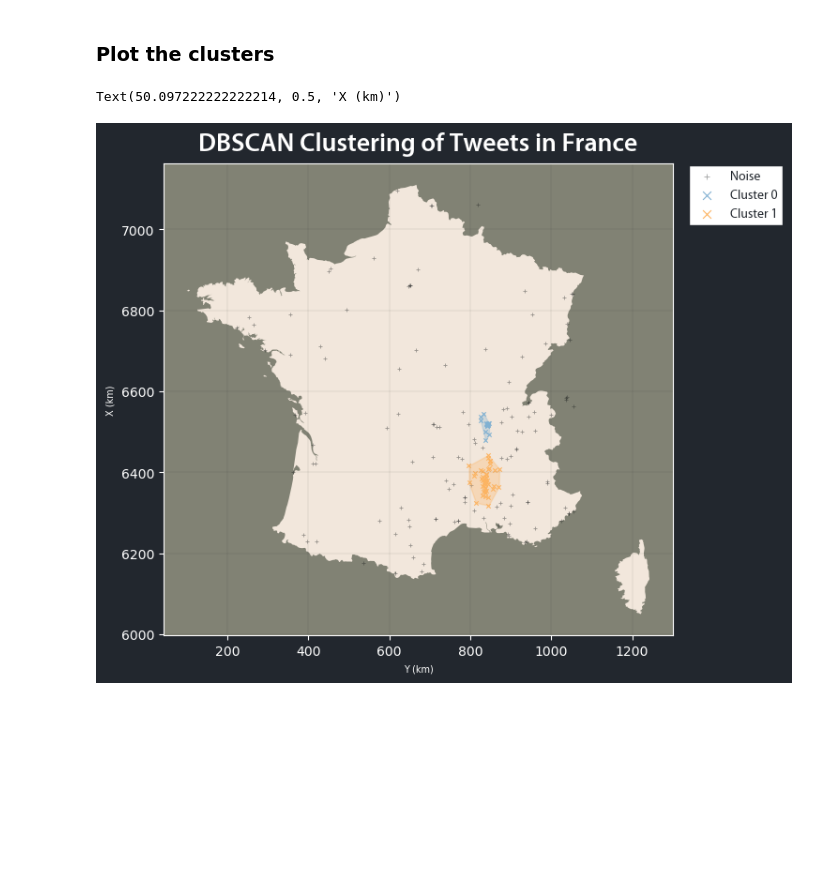
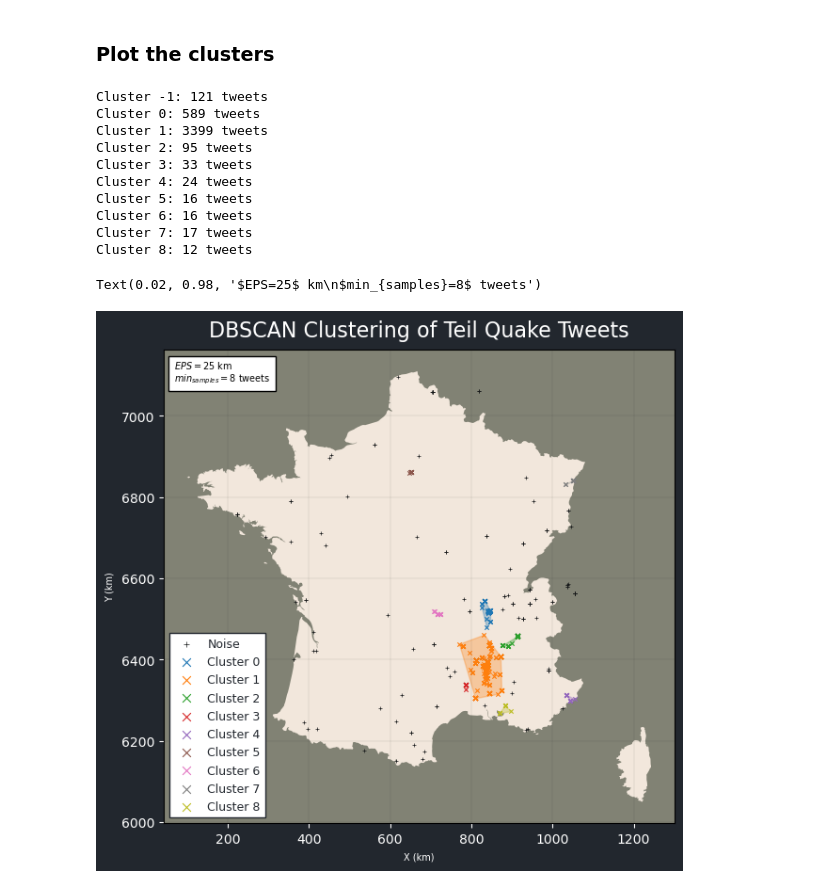
Before and after one commit to lletassey/clustering-tweets-earthquake, a Jupyter notebook: notebooks/algos/dbscan.ipynb, the cells around one changed output. Saved outputs shown, nothing was run; the diff lists cells and outputs as text; code cells hidden in the pictures; blank space fills up the shorter version.

Commit message:
Update dbscan notebook

```diff
--- a/notebooks/algos/dbscan.ipynb
+++ b/notebooks/algos/dbscan.ipynb
@@ -32,3 +20,7 @@ else:
+# %%
+# Read tweets
+data_dir = os.path.realpath("../../data")
+tweets = pd.read_hdf(os.path.join(data_dir, "tweets.h5"), "tweets")
 # %% [markdown]
 ### Data Preprocessing
 # %%
@@ -198,55 +177,85 @@ hulls.head()
 ### Plot the clusters
 # %%
 # Read France geojson
-france = gpd.read_file(filename='../data/france.geojson')
+france = gpd.read_file(filename='../../data/france.geojson')
 france = france.to_crs("EPSG:2154")
 # %%
 # Plot base map
 base = france.plot(color='#F2E7DC', figsize=(7, 7), linewidth=0)
 base.set_facecolor('#818274')
 base.get_figure().patch.set_facecolor('#22272e')
 
-# Plot tweets with cluster labels with different markers
-for cluster in tweets.cluster.unique():
-    tweets[tweets.cluster == cluster].plot(
-        ax=base,
-        markersize=6 if cluster == -1 else 10,
-        label='Noise' if cluster == -1 else 'Cluster {}'.format(cluster),
-        alpha=0.4 if cluster == -1 else 1,
-        marker='x' if cluster != -1 else '+',
-        color='#161819' if cluster == -1 else 'C{}'.format(cluster + 4),
-        linewidth=0.6 if cluster == -1 else 0.8,
-    )
+# Plot tweets with color based on cluster
+for cluster in tweets.index.get_level_values(0).unique():
+    # Number of tweets in cluster
+    num_tweets = len(tweets[tweets.index.get_level_values(0) == cluster])
+    # Check whether cluster id exists in hulls
+    if cluster in hulls.cluster.values or cluster == -1:
+        print("Cluster {}: {} tweets".format(cluster, num_tweets))
+        tweets[tweets.index.get_level_values(0) == cluster].plot(
+            ax=base,
+            markersize=6 if cluster == -1 else 10,
+            label='Noise' if cluster == -1 else 'Cluster {}'.format(cluster),
+            marker='x' if cluster != -1 else '+',
+            color='#161819' if cluster == -1 else 'C{}'.format(cluster),
+            linewidth=0.5 if cluster == -1 else 0.8,
+        )
 
 for cluster in hulls.cluster:
     hulls[hulls.cluster == cluster].plot(
         ax=base,
         alpha=0.3,
-        color='C{}'.format(cluster + 4),
-        edgecolor='C{}'.format(cluster + 4),
+        color='C{}'.format(cluster),
+        edgecolor='C{}'.format(cluster),
         linewidth=1
     )
 
 # Set title
-base.set_title("DBSCAN Clustering of Tweets in France", fontsize=20, family='Myriad Pro', weight='medium', color='white', pad=10)
+base.set_title("DBSCAN Clustering of Teil Quake Tweets", fontsize=16, weight='medium', color='white', pad=10)
 
 # Set legend
-base.legend(loc='best', bbox_to_anchor=(1.23, 1.01), prop={'family': 'Myriad Pro', 'weight': 'book'}, fontsize=9, labelcolor='#22272e', markerscale=2, facecolor='white', title_fontsize=14, fancybox=False, framealpha=1, edgecolor='#22272e')
+base.legend(loc='best', fontsize=9, labelcolor='#22272e', markerscale=2, facecolor='white', title_fontsize=14, fancybox=False, framealpha=1, edgecolor='#22272e')
+# bbox_to_anchor=(1.23, 1.01
 
 # Add grid
 base.grid(color='#161819', linestyle='-', linewidth=0.2, alpha=0.3)
 
 # Change tick labels
 m2km = lambda x, _: f'{x/1000:g}'
 base.xaxis.set_major_formatter(m2km)
 base.yaxis.set_major_formatter(m2km)
 
 # Set axis labels
-base.set_xlabel("Y (km)", fontsize=7, labelpad=5)
-base.set_ylabel("X (km)", fontsize=7, labelpad=5)
+base.set_xlabel("X (km)", fontsize=7, labelpad=5, color='white')
+base.set_ylabel("Y (km)", fontsize=7, labelpad=5, color='white')
+
+# Set axis ticks color
+base.tick_params(axis='x', colors='white')
+base.tick_params(axis='y', colors='white')
+
+textstr = '\n'.join((
+    r'$EPS=%.0f$ km' % (EPS / 1_000, ),
+    r'$min_{samples}=%d$ tweets' % (MIN_SAMPLES, )))
+
+# these are matplotlib.patch.Patch properties
+props = dict(facecolor='white')
+
+# place a text box in upper left in axes coords
+base.text(0.02, 0.98, textstr, transform=base.transAxes, fontsize=7,
+        verticalalignment='top', bbox=props)
 # %% [output]
-Text(50.097222222222214, 0.5, 'X (km)')
+Cluster -1: 121 tweets
+Cluster 0: 589 tweets
+Cluster 1: 3399 tweets
+Cluster 2: 95 tweets
+Cluster 3: 33 tweets
+Cluster 4: 24 tweets
+Cluster 5: 16 tweets
+Cluster 6: 16 tweets
+Cluster 7: 17 tweets
+Cluster 8: 12 tweets
+Text(0.02, 0.98, '$EPS=25$ km\n$min_{samples}=8$ tweets')
-[figure, old version]
+[figure, new version]
 # %%
 # Save figure
 base.get_figure().savefig('../images/dbscan.png', dpi=300, bbox_inches='tight', facecolor=base.get_figure().get_facecolor(), edgecolor='none')
```
Also changed, not shown: parts of 12 cells of this notebook, 7 other files.
